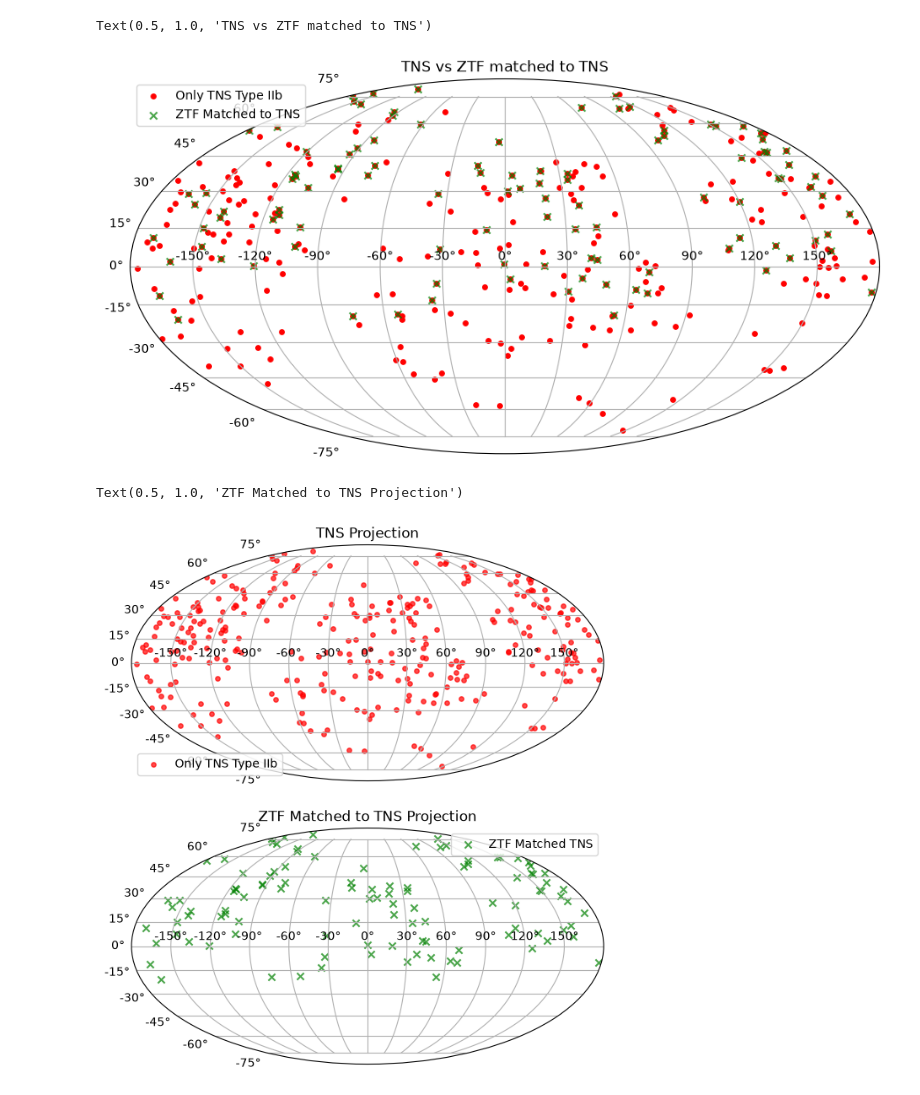
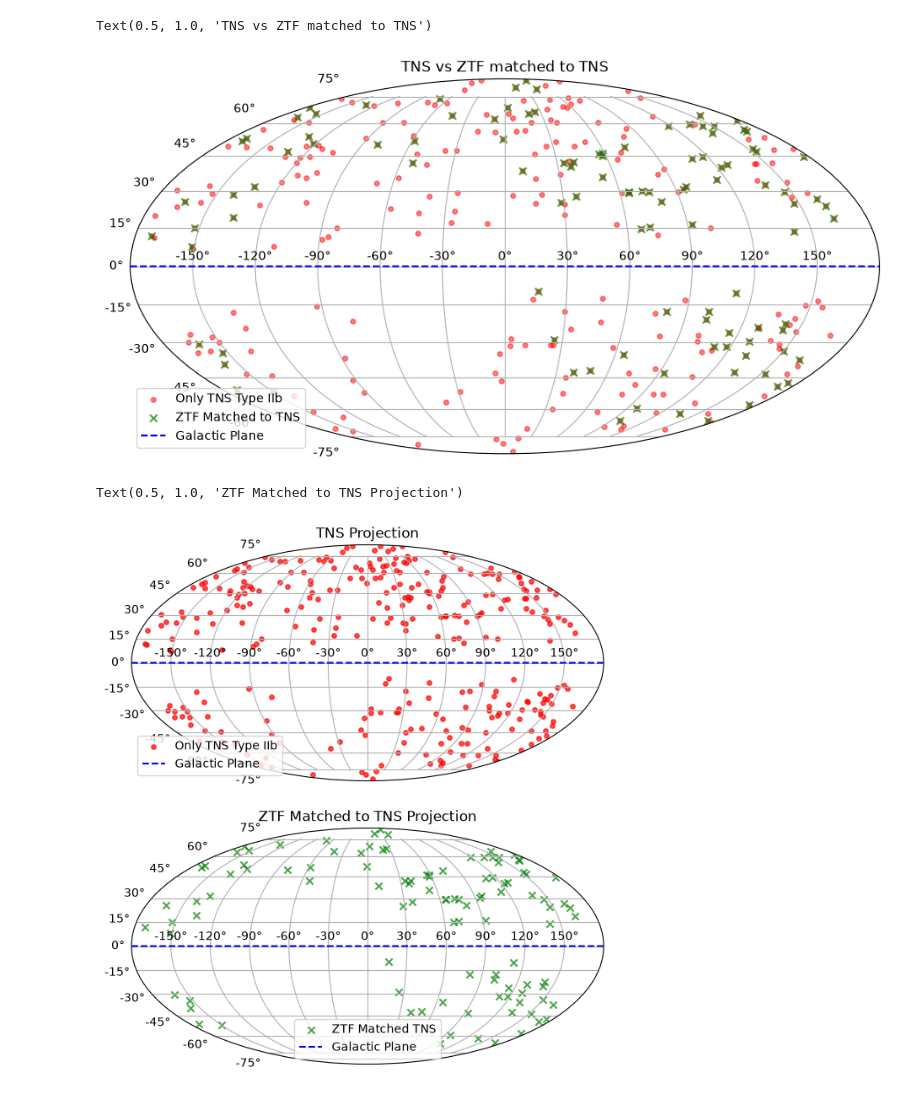
Before and after one commit to kkailanli/research_proj, a Jupyter notebook: Plotting_Trials.ipynb, the cells around one changed output. Drawn from its saved outputs; the diff is of its cells as text; code cells hidden in the pictures.

```diff
--- a/Plotting_Trials.ipynb
+++ b/Plotting_Trials.ipynb
@@ -12,14 +15,15 @@ def convert_coords(ra_coords, dec_coords):
     new_vals = SkyCoord(ra_coords, dec_coords, unit = (u.hourangle, u.deg))
 
     return new_vals
+# %%
+def to_galactic(coords):
+    conversion = coords.galactic
+    new_coords = conversion.l.wrap_at('180d').radian, conversion.b.radian
+
+    return new_coords
 # %%
 tns_file = pd.read_csv("tns_search.csv")
-matched_file = pd.read_csv("ztf_tns_matches_20arcsec.csv")
+matched_file = pd.read_csv("ztf_tns_match/ztf_tns_matches_20arcsec.csv")
 # %%
 coordinates = convert_coords(tns_file['RA'].values, tns_file['DEC'].values)
-ra_deg = coordinates.ra
-dec_deg = coordinates.dec
-
-# Converting everything to radians (mollweide needs radians)
-ra_rad = ra_deg.wrap_at('180d').radian # mollweide needs between -180 and 180 deg
-dec_rad = dec_deg.radian
+ra_rad, dec_rad = to_galactic(coordinates)
@@ -26,35 +48,38 @@ dec_rad = dec_deg.radian
 # %%
 match_coordinates = convert_coords(matched_file['RA_x'].values, matched_file['Dec'].values)
-match_ra_deg = match_coordinates.ra
-match_dec_deg = match_coordinates.dec
-
-match_ra_rad = match_ra_deg.wrap_at('180d').radian
-match_dec_rad = match_dec_deg.radian
+match_ra_rad, match_dec_rad = to_galactic(match_coordinates)
 # %%
 fig = plt.figure(figsize=(11, 8))
 ax = fig.add_subplot(111, projection="mollweide")
 
 ax.scatter(ra_rad,
            dec_rad,
            s=15,
            color = 'red',
-           alpha=1,
+           alpha=0.5,
            label = "Only TNS Type IIb")
 
 ax.scatter(match_ra_rad,
            match_dec_rad,
            s=35,
            alpha = 0.7,
            color='green',
            marker = 'x',
            label="ZTF Matched to TNS")
 
+ax.plot(np.linspace(-np.pi, np.pi, 1000),
+        np.zeros_like(np.linspace(-np.pi, np.pi, 1000)),
+        color='blue',
+        linestyle='--',
+        linewidth=1.5,
+        label="Galactic Plane")
+
 ax.grid(True)
 ax.legend()
 ax.set_title("TNS vs ZTF matched to TNS")
 # %% [output]
 Text(0.5, 1.0, 'TNS vs ZTF matched to TNS')
-[figure, old version]
+[figure, new version]
 # %%
 # https://milkyway-plot.readthedocs.io/en/latest/matplotlib_multi.html
 
@@ -64,11 +89,11 @@ ax1 = fig.add_subplot(211, projection = 'mollweide')
 ax2 = fig.add_subplot(212, projection = 'mollweide')
 
 ax1.scatter(ra_rad,
-           dec_rad,
-           s=15,
-           color = 'red',
-           alpha=0.7,
-           label = "Only TNS Type IIb")
+            dec_rad,
+            s=15,
+            color = 'red',
+            alpha=0.7,
+            label = "Only TNS Type IIb")
 
 ax2.scatter(match_ra_rad,
            match_dec_rad,
@@ -77,6 +102,20 @@ ax2.scatter(match_ra_rad,
            color='green',
            marker = 'x',
            label="ZTF Matched TNS")
+
+ax1.plot(np.linspace(-np.pi, np.pi, 1000),
+        np.zeros_like(np.linspace(-np.pi, np.pi, 1000)),
+        color='blue',
+        linestyle='--',
+        linewidth=1.5,
+        label="Galactic Plane")
+
+ax2.plot(np.linspace(-np.pi, np.pi, 1000),
+        np.zeros_like(np.linspace(-np.pi, np.pi, 1000)),
+        color='blue',
+        linestyle='--',
+        linewidth=1.5,
+        label="Galactic Plane")
 
 ax1.grid(True)
 ax2.grid(True)
@@ -89,6 +128,6 @@ ax1.set_title("TNS Projection")
 ax2.set_title("ZTF Matched to TNS Projection")
 # %% [output]
 Text(0.5, 1.0, 'ZTF Matched to TNS Projection')
-[figure, old version]
+[figure, new version]
 # %%
 # Mollweide ZTF Coverage
```
Also changed, not shown: parts of 14 cells of this notebook, 11 other files.
